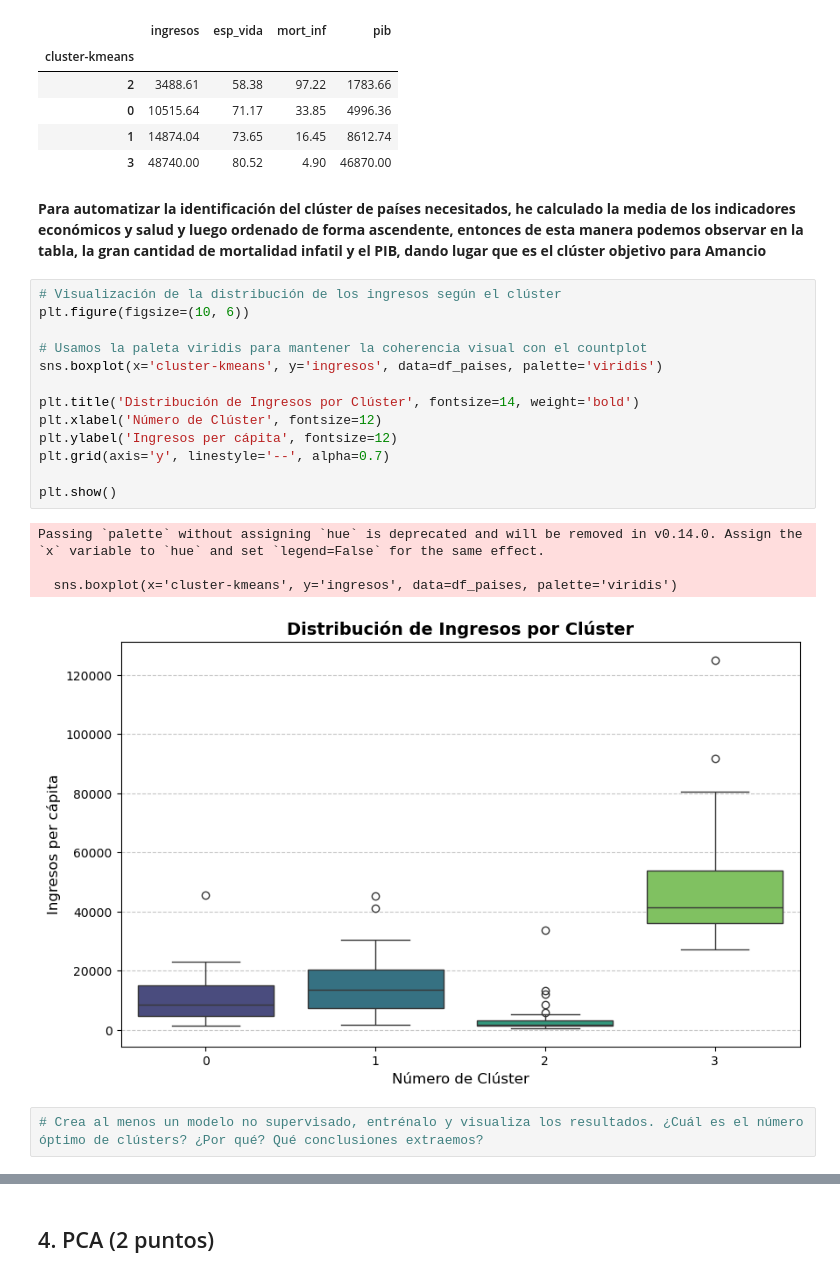
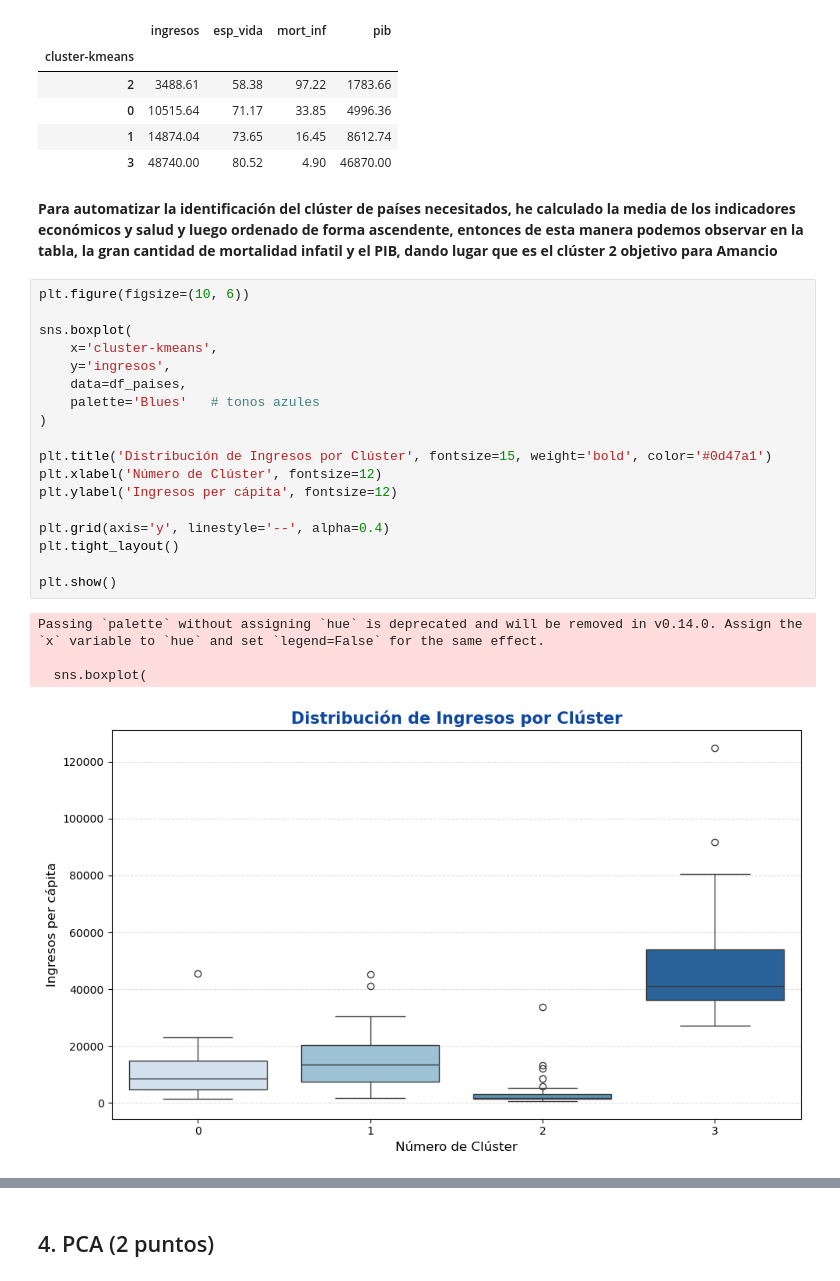
Before and after one commit to nickiiinicole/proyecto-paises-necesitados-ML, a Jupyter notebook: FinalProjectUD3.ipynb, the cells around one changed output, grey strips where cells are left out. Saved outputs shown, nothing was run; the diff lists cells and outputs as text.

```diff
--- a/FinalProjectUD3.ipynb
+++ b/FinalProjectUD3.ipynb
@@ -973,25 +998,28 @@ display(cluster_pobreza_kmeans)
     display: inline-block;
     padding-bottom: 5px;
 ">
-Para automatizar la identificación del clúster de países necesitados, he calculado la media de los indicadores económicos y salud y luego ordenado de forma ascendente, entonces de esta manera podemos observar en la tabla, la gran cantidad de mortalidad infatil y el PIB, dando lugar que es el clúster objetivo para Amancio
+Para automatizar la identificación del clúster de países necesitados, he calculado la media de los indicadores económicos y salud y luego ordenado de forma ascendente, entonces de esta manera podemos observar en la tabla, la gran cantidad de mortalidad infatil y el PIB, dando lugar que es el clúster 2 objetivo para Amancio
 </p>
 # %%
-# Visualización de la distribución de los ingresos según el clúster
 plt.figure(figsize=(10, 6))
 
-# Usamos la paleta viridis para mantener la coherencia visual con el countplot
-sns.boxplot(x='cluster-kmeans', y='ingresos', data=df_paises, palette='viridis')
+sns.boxplot(
+    x='cluster-kmeans',
+    y='ingresos',
+    data=df_paises,
+    palette='Blues'   # tonos azules
+)
 
-plt.title('Distribución de Ingresos por Clúster', fontsize=14, weight='bold')
+plt.title('Distribución de Ingresos por Clúster', fontsize=15, weight='bold', color='#0d47a1')
 plt.xlabel('Número de Clúster', fontsize=12)
 plt.ylabel('Ingresos per cápita', fontsize=12)
-plt.grid(axis='y', linestyle='--', alpha=0.7)
+
+plt.grid(axis='y', linestyle='--', alpha=0.4)
+plt.tight_layout()
 
 plt.show()
 # %% [output]
 Passing `palette` without assigning `hue` is deprecated and will be removed in v0.14.0. Assign the `x` variable to `hue` and set `legend=False` for the same effect.
 
-  sns.boxplot(x='cluster-kmeans', y='ingresos', data=df_paises, palette='viridis')
+  sns.boxplot(
-[figure, old version]
+[figure, new version]
-# %%
-# Crea al menos un modelo no supervisado, entrénalo y visualiza los resultados. ¿Cuál es el número óptimo de clústers? ¿Por qué? Qué conclusiones extraemos?
```
Also changed, not shown: parts of 31 cells of this notebook.
